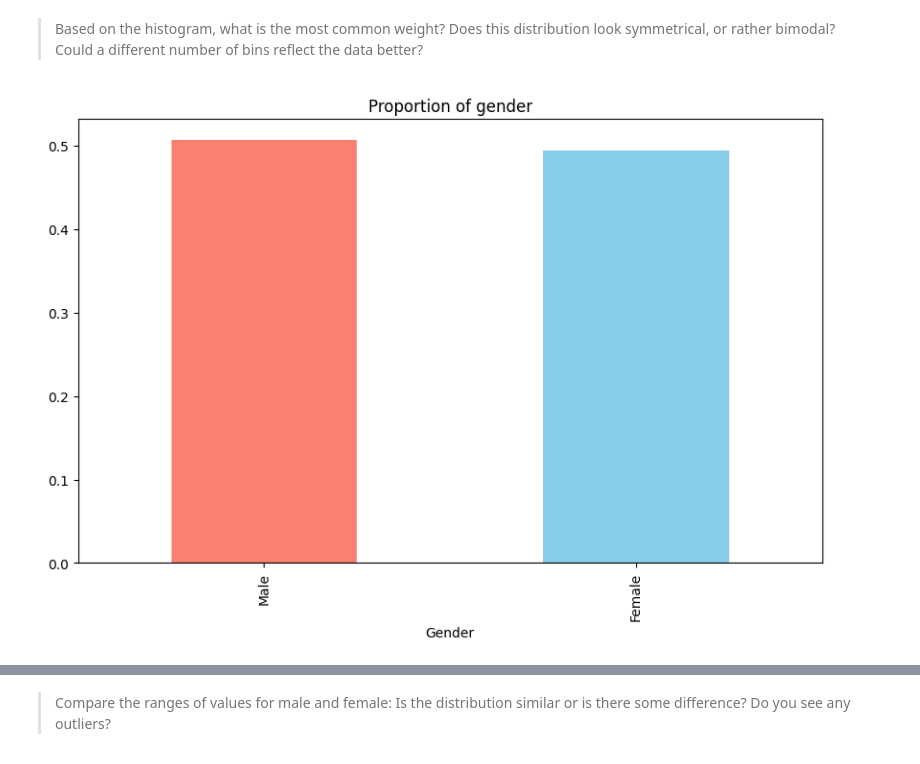
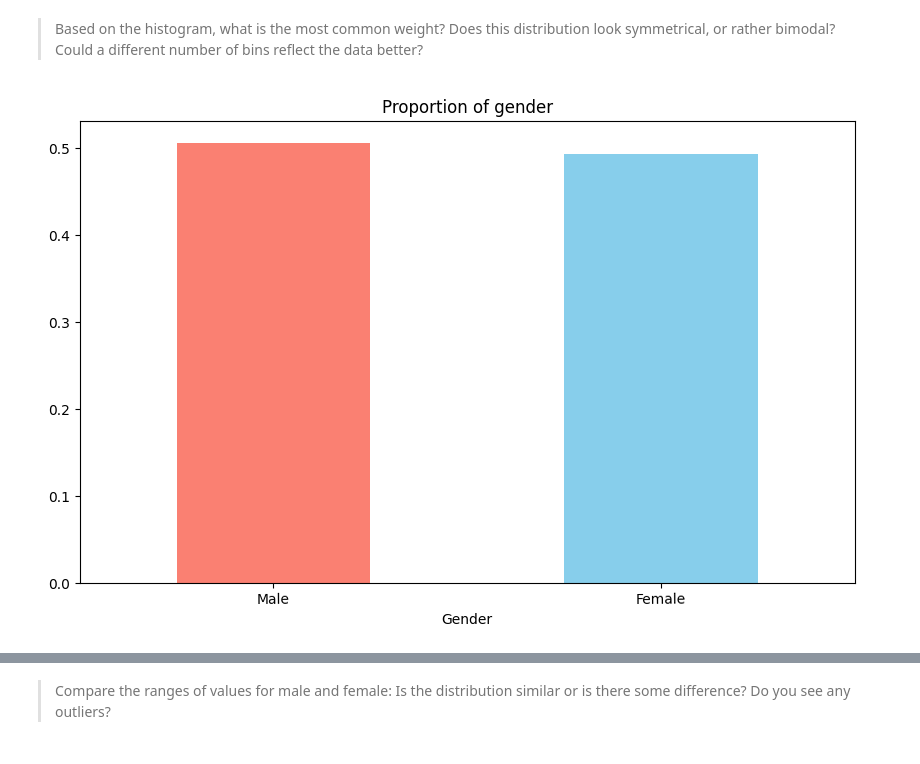
Before and after one commit to Eszettfors/Python_Course, a Jupyter notebook: Exercises/EN/Matplotlib_Seaborn/1_Visualization_with_Pandas.ipynb, the cells around one changed output, grey strips where cells are left out. Saved outputs shown, nothing was run; the diff lists cells and outputs as text; code cells hidden in the pictures.

```diff
--- a/Exercises/EN/Matplotlib_Seaborn/1_Visualization_with_Pandas.ipynb
+++ b/Exercises/EN/Matplotlib_Seaborn/1_Visualization_with_Pandas.ipynb
@@ -567,19 +567,19 @@ data_ob['Weight'].plot(
 # %%
 # TASK 6 >>> Create a normalized barplot of 'Gender'
 #        >>> Specify the parameter normalize = True to get percentages instead of counts
 #        >>> Assign different colors to male and female (male to 'salmon', female to 'skyblue')
 #        >>> Add title: 'Proportion of gender'
 #                x-axis label: 'Gender'
 #                y-axis label: 'The percentage'
 
 data_ob.Gender.value_counts(normalize = True,).plot(kind= 'bar',
                        color = ['salmon', 'skyblue'],
-                       title= 'Proportion of gender'
+                       title= 'Proportion of gender',
                        rot=0.5
-                       )
+                       );
 plt.xlabel = 'gender'
 plt.ylabel = 'the percentage'
 # %% [output]
-[figure, old version]
+[figure, new version]
 # %%
 # TASK 7 >>> Create boxplots of 'Age' split by gender
```
Also changed, not shown: parts of 5 cells of this notebook.
